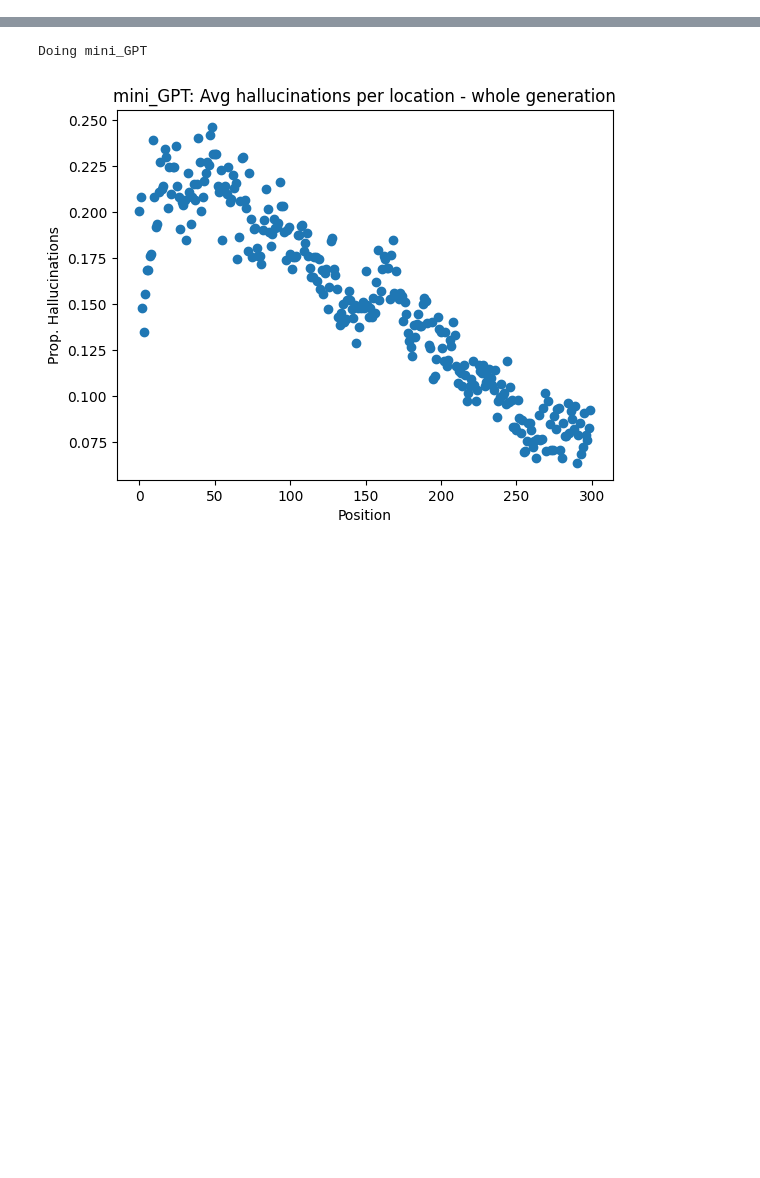
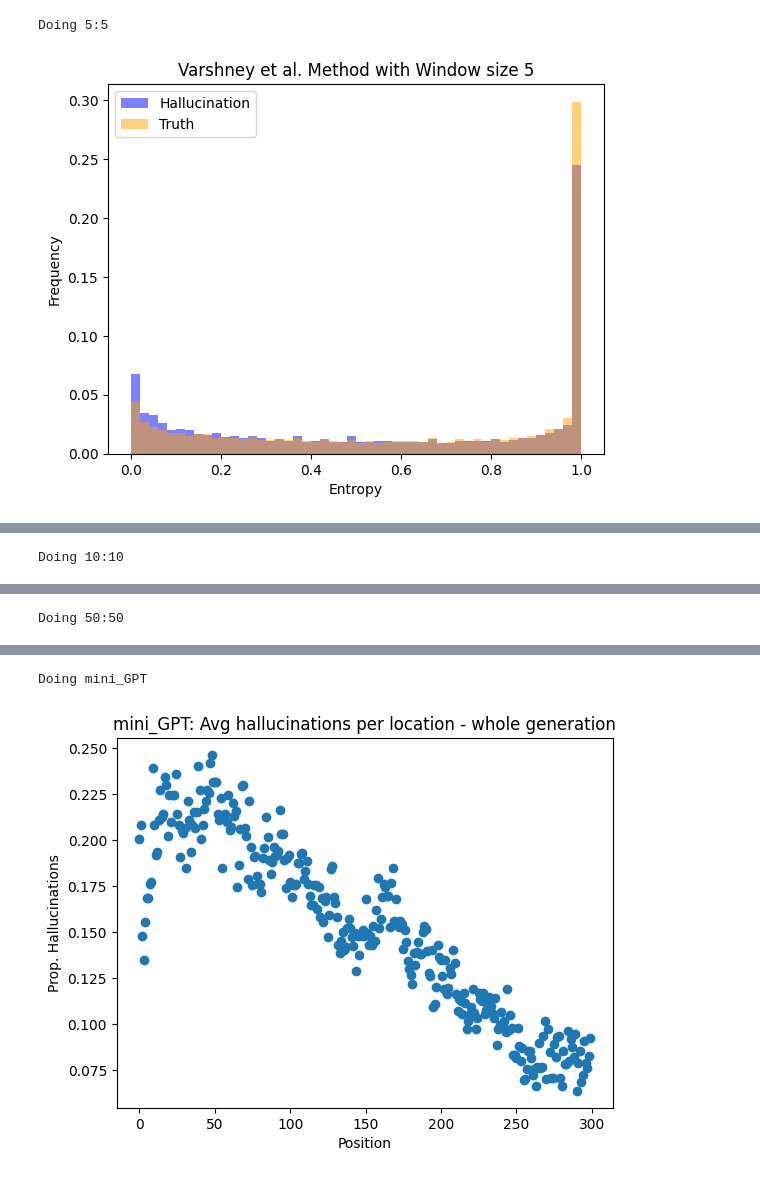
Before and after one commit to shiribaum-tau/NLP_Course_TS_Hallucination_Detection, a Jupyter notebook: data_exploration/Data Exploration.ipynb, the cells around one changed output, grey strips where cells are left out. Saved outputs shown, nothing was run; the diff lists cells and outputs as text; code cells hidden in the pictures; blank space fills up the shorter version.

```diff
--- a/data_exploration/Data Exploration.ipynb
+++ b/data_exploration/Data Exploration.ipynb
@@ -372,0 +371,20 @@ Skipping OPT\Stephen Miller (political advisor)_data.pkl
+# %%
+paper_comp_data_loc = os.path.join("..", "data_for_paper_comparison", "openai_chosen_token_and_concepts")
+paper_comp_data_loc2 = os.path.join("..", "data_for_paper_comparison", "openai_chosen_token_and_concepts_new")
+os.makedirs(paper_comp_data_loc2, exist_ok=True)
+# %%
+for path in glob.glob(os.path.join('mini_GPT', "*.pkl")):
+    print(path)
+    with open(path, "rb") as f:
+        dat = pickle.load(f)
+    entity = os.path.basename(path).replace("_data.pkl", "")
+    FNAME = "{0}_gpt-4o-mini-2024-07-18_300_w_chosen_token_and_concepts.pkl"
+    with open(os.path.join(paper_comp_data_loc, FNAME.format(entity)), "rb") as f:
+        dat2 = pickle.load(f)
+
+    new_keys = ['chosen_token_logit', 'chosen_token_prob', 'concept_words', 'entity']
+    for nkey in new_keys:
+        dat[nkey] = dat2[nkey]
+
+    with open(os.path.join(paper_comp_data_loc2, FNAME.format(entity)), "wb") as f:
+        pickle.dump(dat, f)
@@ -372,0 +433,37 @@ Skipping OPT\Stephen Miller (political advisor)_data.pkl
+# %%
+def do_thing(probs, concepts):
+    relevant_probs = probs[concepts == 1]
+    if len(relevant_probs) == 0:
+        return 1
+    return np.min(relevant_probs)
+
+for winsize in [5, 10, 50]:
+    for stride in [winsize]:
+        print(f"Doing {winsize}:{stride}")
+        all_probs = []
+        all_labels = []
+        for path in glob.glob(os.path.join('mini_GPT', "*.pkl")):
+            with open(path, "rb") as f:
+                dat = pickle.load(f)
+                #
+            try:
+                logits_windows, labels_windows = create_windows(dat, winsize, stride)
+                entity = os.path.basename(path).replace("_data.pkl", "")
+                with open(os.path.join(paper_comp_data_loc, f"{entity}_gpt-4o-mini-2024-07-18_300_w_chosen_token_and_concepts.pkl"), "rb") as f:
+                    dat2 = pickle.load(f)
+                    dat2['chosen_token_prob2'] = dat2['chosen_token_prob'].unsqueeze(1)
+                prob_windows, concept_windows = create_windows(dat2, winsize, stride, logit_key_name="chosen_token_prob2", label_key_name='concept_words')
+                prob_windows = prob_windows.squeeze(2)
+
+
+                for probs, labels, concepts in zip(prob_windows, labels_windows, concept_windows):
+                    all_probs.append(do_thing(probs, concepts))
+                    all_labels.append(1 if 1 in labels else 0)
+            except Exception as e:
+                print(f"Skipping {path}: {e}")
+
+    draw_double_histogram(all_probs, all_labels,  f"Varshney et al. Method with Window size {winsize}")
+    draw_double_histogram(all_probs, all_labels,  f"Varshney et al. Method with Window size {winsize} (log scale)", True)
+# %% [output]
+Doing 5:5
+[figure, added]
@@ -372,0 +471 @@ Skipping OPT\Stephen Miller (political advisor)_data.pkl
+Doing 10:10
@@ -372,0 +474 @@ Skipping OPT\Stephen Miller (political advisor)_data.pkl
+Doing 50:50
```
Also changed, not shown: parts of 25 cells of this notebook, 17 other files.
